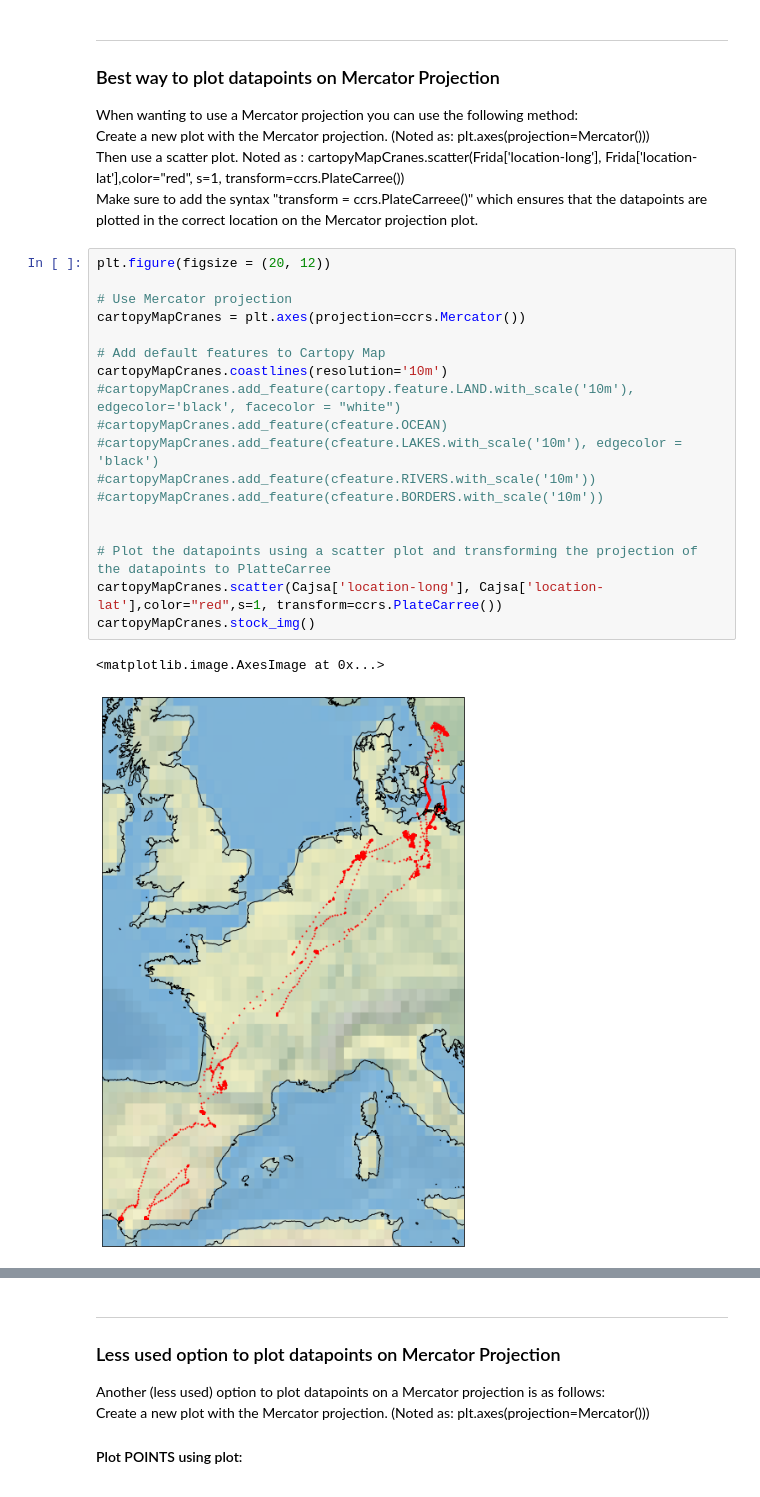
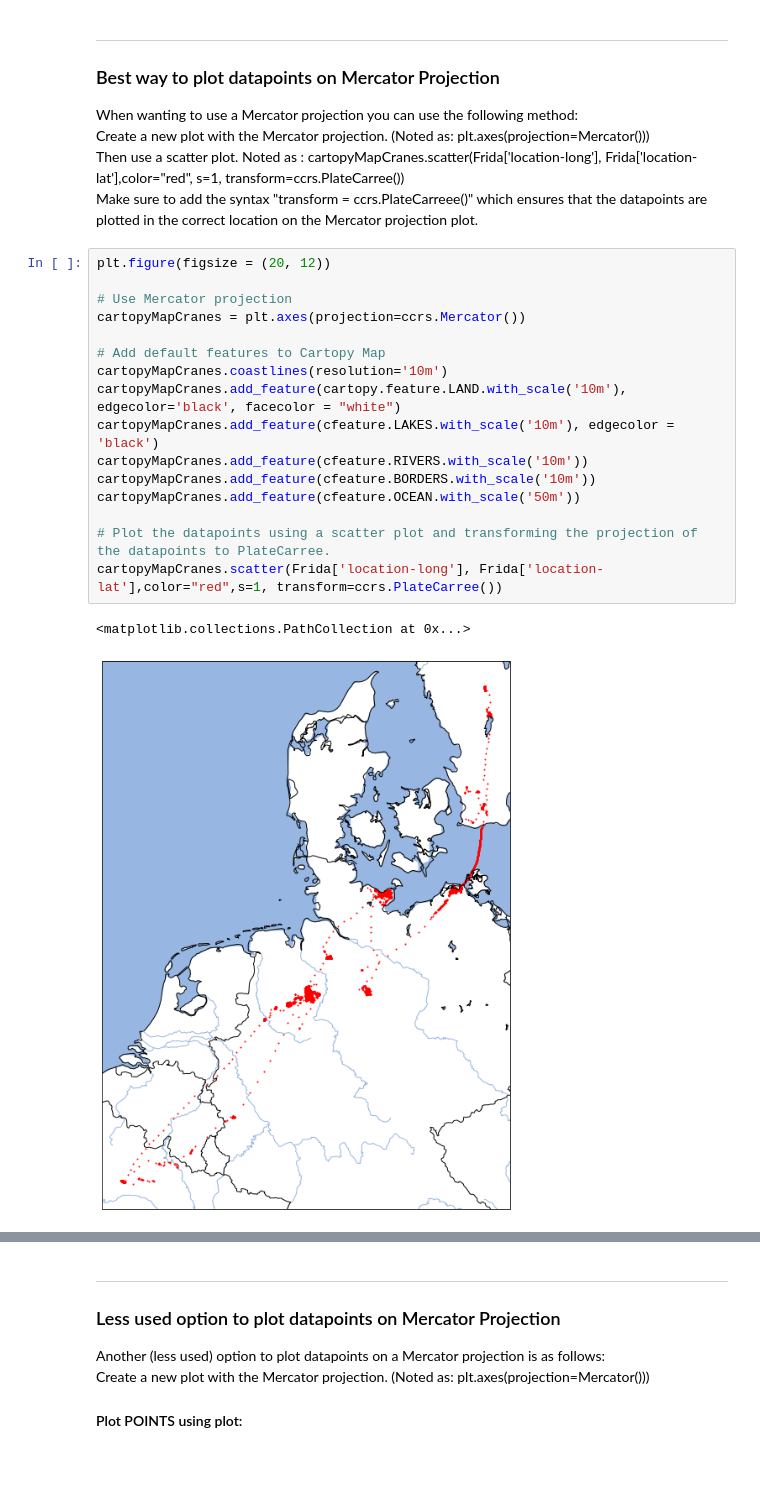
Before and after one commit to The-GeoStack-Project/GeoStack-Workshop, a Jupyter notebook: Geostack-Workshop-Content/Part-1-Data-processing/Notebooks/Solution/Solution-Data-processing.ipynb, the cells around one changed output, grey strips where cells are left out. Saved outputs shown, nothing was run; the diff lists cells and outputs as text.

```diff
--- a/Geostack-Workshop-Content/Part-1-Data-processing/Notebooks/Solution/Solution-Data-processing.ipynb
+++ b/Geostack-Workshop-Content/Part-1-Data-processing/Notebooks/Solution/Solution-Data-processing.ipynb
@@ -349,21 +357,19 @@ Make sure to add the syntax "transform = ccrs.PlateCarreee()" which ensures that
 # %%
 plt.figure(figsize = (20, 12))
 
 # Use Mercator projection
 cartopyMapCranes = plt.axes(projection=ccrs.Mercator())
 
 # Add default features to Cartopy Map
 cartopyMapCranes.coastlines(resolution='10m')
-#cartopyMapCranes.add_feature(cartopy.feature.LAND.with_scale('10m'), edgecolor='black', facecolor = "white")
-#cartopyMapCranes.add_feature(cfeature.OCEAN)
-#cartopyMapCranes.add_feature(cfeature.LAKES.with_scale('10m'), edgecolor = 'black')
-#cartopyMapCranes.add_feature(cfeature.RIVERS.with_scale('10m'))
-#cartopyMapCranes.add_feature(cfeature.BORDERS.with_scale('10m'))
+cartopyMapCranes.add_feature(cartopy.feature.LAND.with_scale('10m'), edgecolor='black', facecolor = "white")
+cartopyMapCranes.add_feature(cfeature.LAKES.with_scale('10m'), edgecolor = 'black')
+cartopyMapCranes.add_feature(cfeature.RIVERS.with_scale('10m'))
+cartopyMapCranes.add_feature(cfeature.BORDERS.with_scale('10m'))
+cartopyMapCranes.add_feature(cfeature.OCEAN.with_scale('50m'))
 
-
-# Plot the datapoints using a scatter plot and transforming the projection of the datapoints to PlatteCarree
-cartopyMapCranes.scatter(Cajsa['location-long'], Cajsa['location-lat'],color="red",s=1, transform=ccrs.PlateCarree())
-cartopyMapCranes.stock_img()
+# Plot the datapoints using a scatter plot and transforming the projection of the datapoints to PlateCarree.
+cartopyMapCranes.scatter(Frida['location-long'], Frida['location-lat'],color="red",s=1, transform=ccrs.PlateCarree())
 # %% [output]
-<matplotlib.image.AxesImage at 0x...>
+<matplotlib.collections.PathCollection at 0x...>
-[figure, old version]
+[figure, new version]
```
Also changed, not shown: parts of 5 cells of this notebook.
